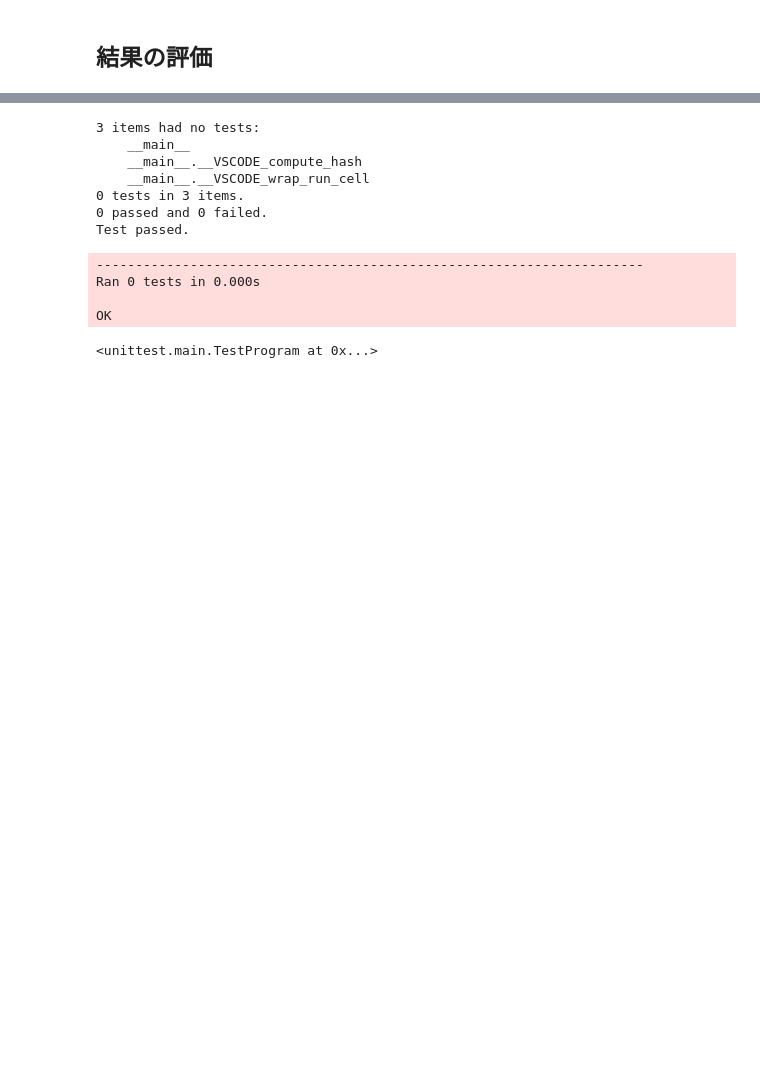
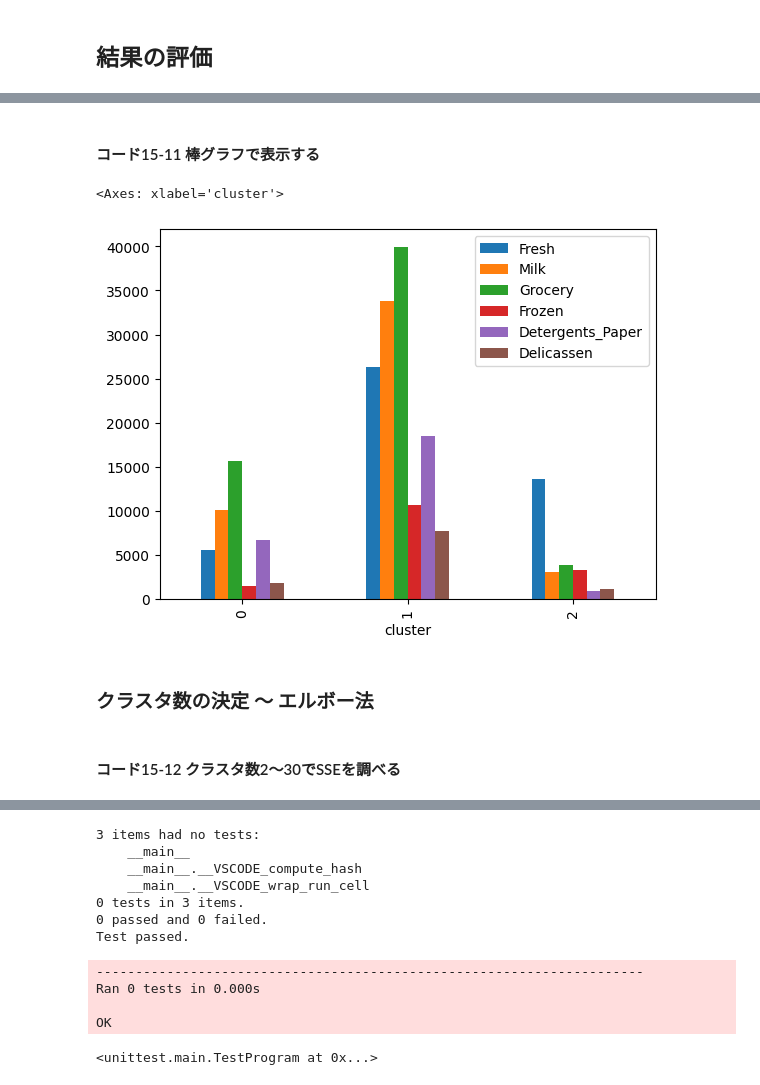
Before and after one commit to k2works/pragmatic-programing-exercise-2023, a Jupyter notebook: src/api/chap15.ipynb, the cells around one changed output, grey strips where cells are left out. Saved outputs shown, nothing was run; the diff lists cells and outputs as text; code cells hidden in the pictures; blank space fills up the shorter version.

```diff
--- a/src/api/chap15.ipynb
+++ b/src/api/chap15.ipynb
@@ -12,2 +67,8 @@ path = os.path.dirname(os.path.abspath(__file__))
+# %%
+from sklearn.preprocessing import StandardScaler
+
+sc = StandardScaler()
+sc_df = sc.fit_transform(df)
+sc_df = pd.DataFrame(sc_df, columns=df.columns)
 # %% [markdown]
  ## クラスタリングの実行
@@ -13,0 +85,2 @@ path = os.path.dirname(os.path.abspath(__file__))
+# %%
+model = KMeans(n_clusters=3, random_state=0)
@@ -13,0 +89,2 @@ path = os.path.dirname(os.path.abspath(__file__))
+# %%
+model.fit(sc_df)
@@ -13,0 +120,3 @@ path = os.path.dirname(os.path.abspath(__file__))
+# %%
+df['cluster'] = model.labels_
+df.head(2)
@@ -15,0 +141,13 @@ path = os.path.dirname(os.path.abspath(__file__))
+# %% [markdown]
+ #### コード15-11 棒グラフで表示する
+# %%
+#%matplotlib inline
+cluster_mean = df.groupby('cluster').mean()
+cluster_mean.plot(kind='bar')
+# %% [output]
+<Axes: xlabel='cluster'>
+[figure, added]
+# %% [markdown]
+ ### クラスタ数の決定 ～ エルボー法
+# %% [markdown]
+ #### コード15-12 クラスタ数2～30でSSEを調べる
```
Also changed, not shown: parts of 32 cells of this notebook.
